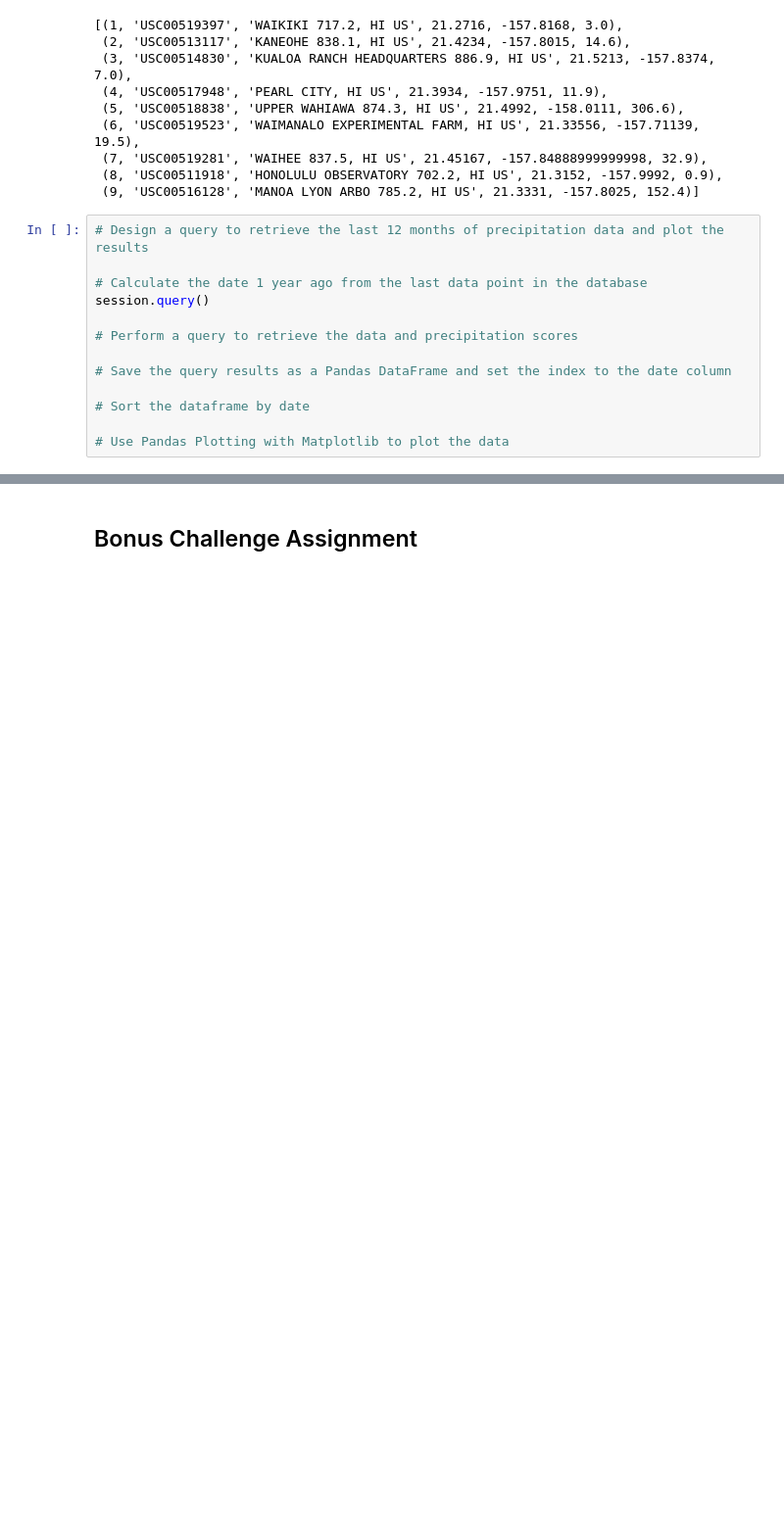
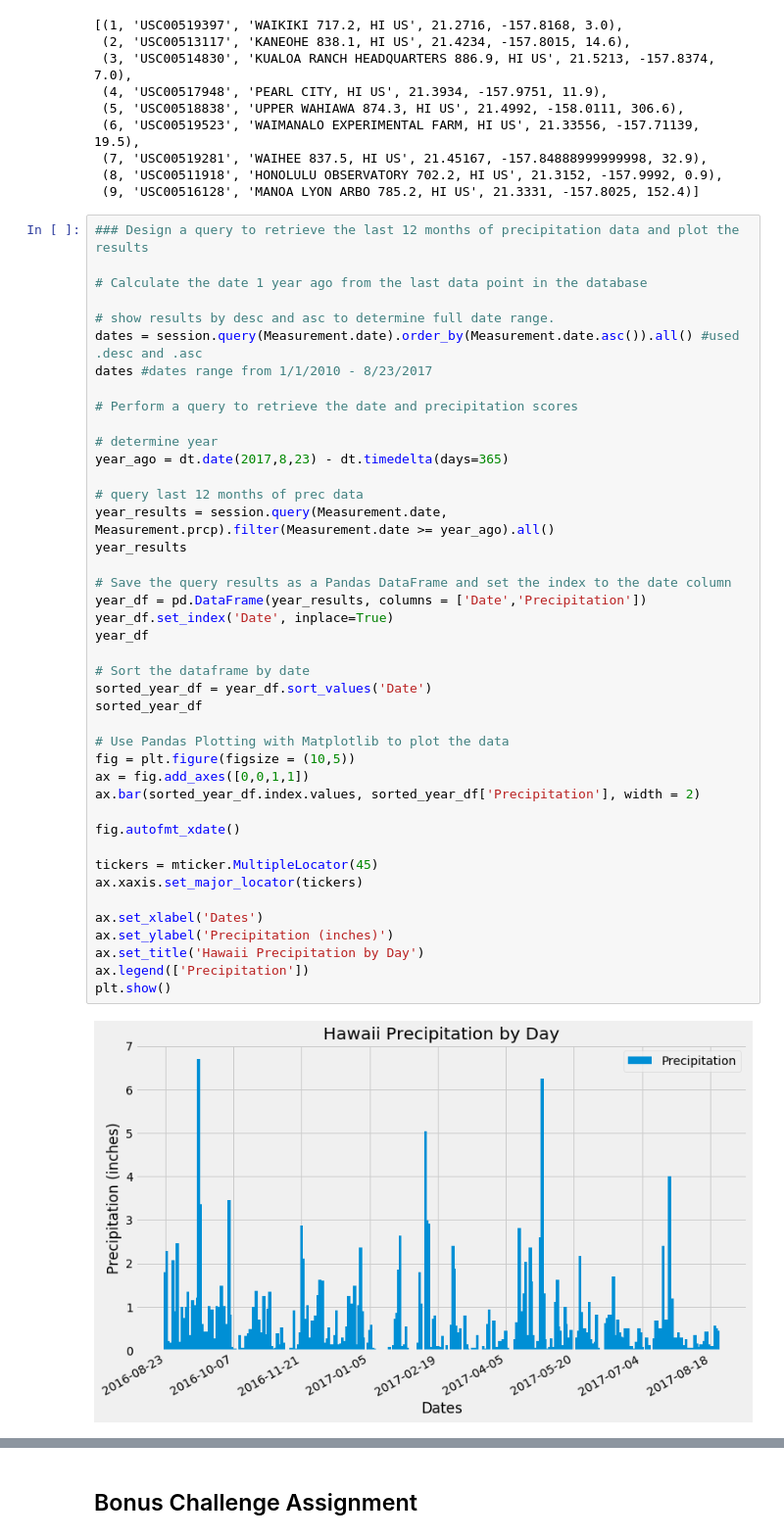
Before and after one commit to arrrlette/sqlalchemy-challenge, a Jupyter notebook: Climate.ipynb, the cells around one changed output, grey strips where cells are left out. Shown at 98% size. Cells and saved outputs as stored; diff of their text form; blank space fills up the shorter version.

```diff
--- a/Climate.ipynb
+++ b/Climate.ipynb
@@ -94,15 +96,46 @@ engine.execute('SELECT * FROM station LIMIT 10').fetchall()
  (8, 'USC00511918', 'HONOLULU OBSERVATORY 702.2, HI US', 21.3152, -157.9992, 0.9),
  (9, 'USC00516128', 'MANOA LYON ARBO 785.2, HI US', 21.3331, -157.8025, 152.4)]
 # %%
-# Design a query to retrieve the last 12 months of precipitation data and plot the results
+### Design a query to retrieve the last 12 months of precipitation data and plot the results
 
 # Calculate the date 1 year ago from the last data point in the database
-session.query()
 
-# Perform a query to retrieve the data and precipitation scores
+# show results by desc and asc to determine full date range.
+dates = session.query(Measurement.date).order_by(Measurement.date.asc()).all() #used .desc and .asc
+dates #dates range from 1/1/2010 - 8/23/2017
+
+# Perform a query to retrieve the date and precipitation scores
+
+# determine year
+year_ago = dt.date(2017,8,23) - dt.timedelta(days=365)
+
+# query last 12 months of prec data
+year_results = session.query(Measurement.date, Measurement.prcp).filter(Measurement.date >= year_ago).all()
+year_results
 
 # Save the query results as a Pandas DataFrame and set the index to the date column
+year_df = pd.DataFrame(year_results, columns = ['Date','Precipitation'])
+year_df.set_index('Date', inplace=True)
+year_df
 
 # Sort the dataframe by date
+sorted_year_df = year_df.sort_values('Date')
+sorted_year_df
 
 # Use Pandas Plotting with Matplotlib to plot the data
+fig = plt.figure(figsize = (10,5))
+ax = fig.add_axes([0,0,1,1])
+ax.bar(sorted_year_df.index.values, sorted_year_df['Precipitation'], width = 2)
+
+fig.autofmt_xdate()
+
+tickers = mticker.MultipleLocator(45)
+ax.xaxis.set_major_locator(tickers)
+
+ax.set_xlabel('Dates')
+ax.set_ylabel('Precipitation (inches)')
+ax.set_title('Hawaii Precipitation by Day')
+ax.legend(['Precipitation'])
+plt.show()
+# %% [output]
+[figure, added]
```
Also changed, not shown: parts of 21 cells of this notebook, 1 other file.
